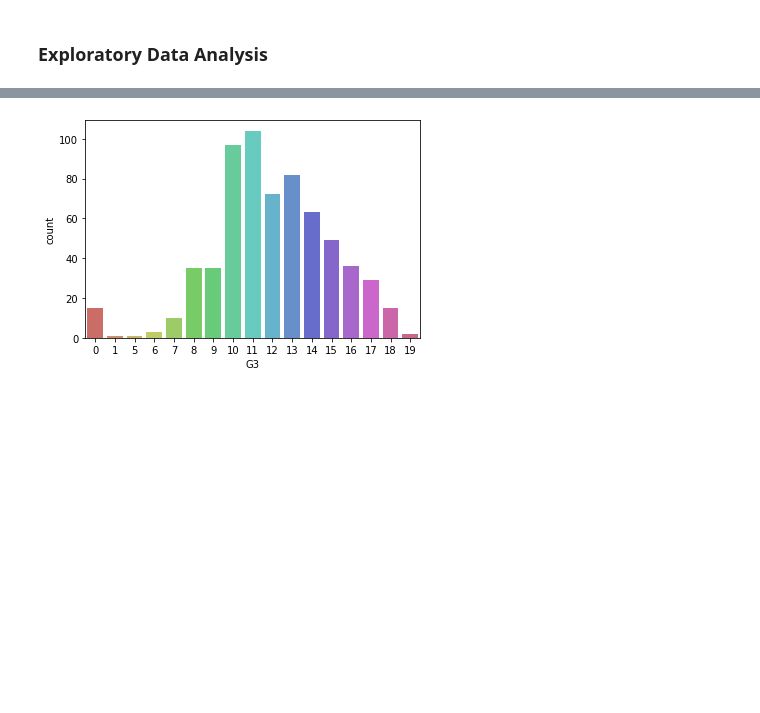
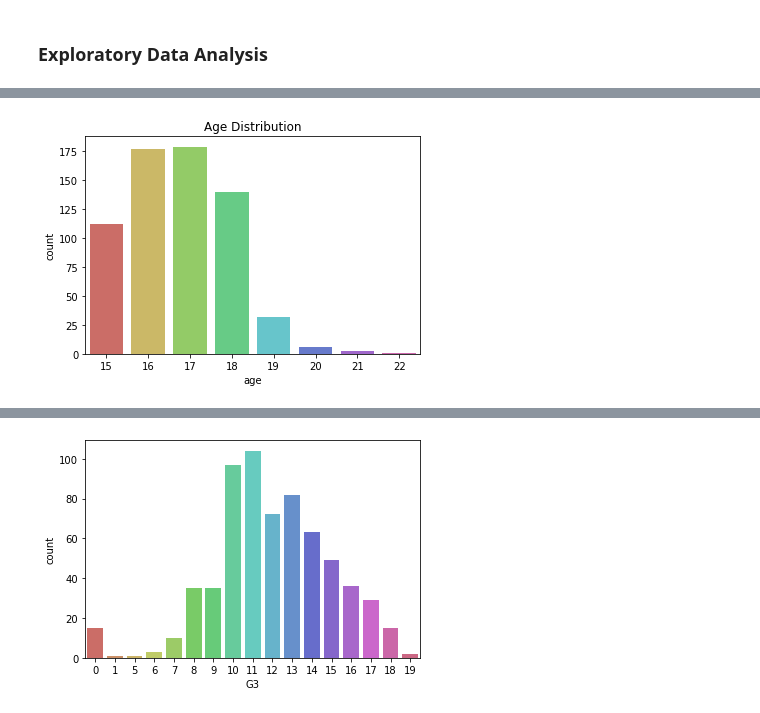
Before and after one commit to stephyap/ph1978L_finalproject, a Jupyter notebook: ph1978L_finalproject.ipynb, the cells around one changed output, grey strips where cells are left out. Saved outputs shown, nothing was run; the diff lists cells and outputs as text; code cells hidden in the pictures; blank space fills up the shorter version.

```diff
--- a/ph1978L_finalproject.ipynb
+++ b/ph1978L_finalproject.ipynb
@@ -1003,2 +987,9 @@ plt.show()
+# %%
+sns.countplot(x = 'age', data=df3, order=[15,16,17,18,19,20,21,22], palette='hls')
+plt.title('Age Distribution')
+plt.savefig('age_plot.png', bbox_inches='tight')
+plt.show()
+# %% [output]
+[figure, added]
 # %%
 sns.countplot(x='famsize', data=df3, palette='hls')
```
Also changed, not shown: parts of 82 cells of this notebook, 11 other files.
